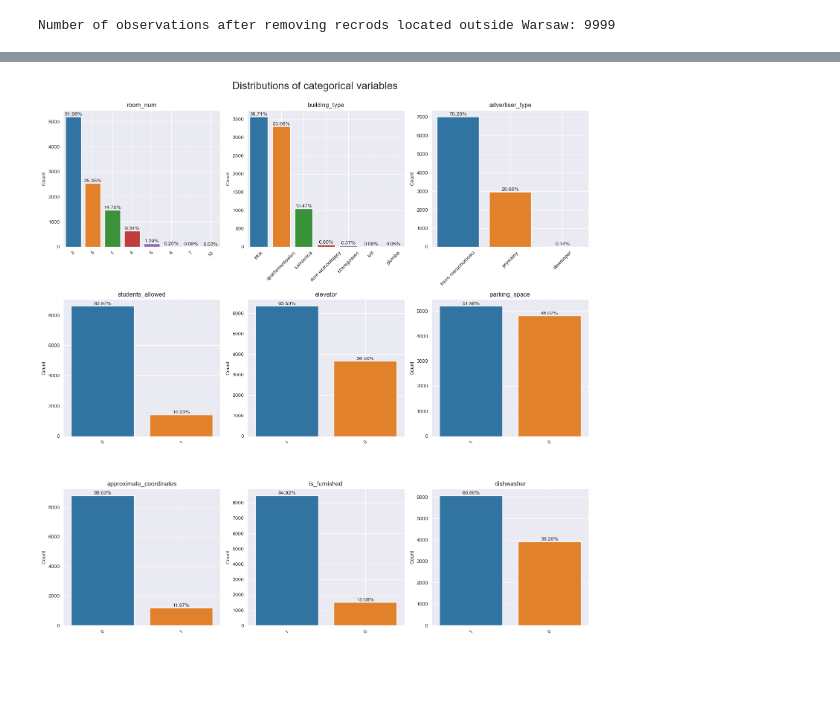
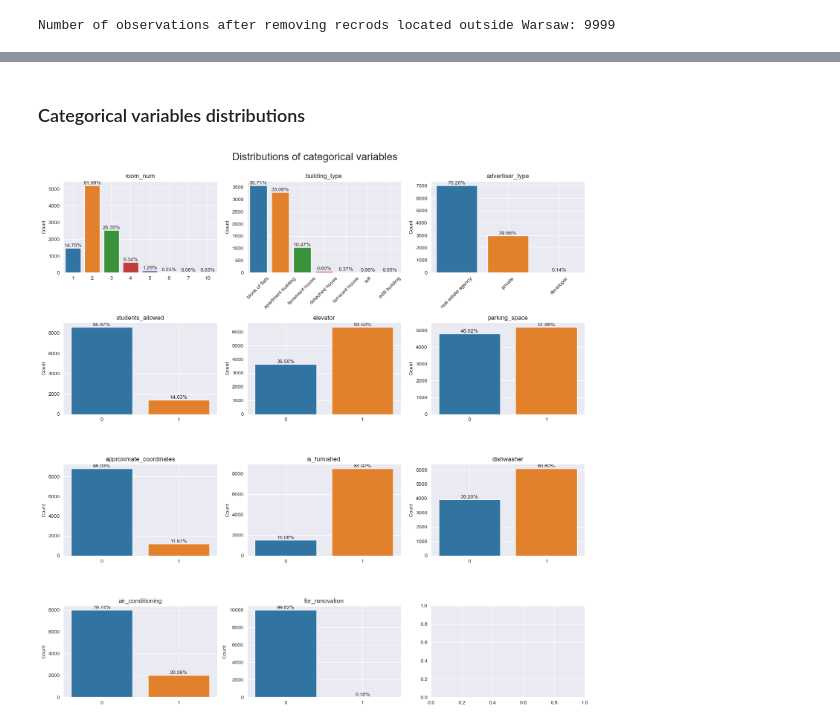
Before and after one commit to KacperSokolowski/MA, a Jupyter notebook: visualisation_notebook.ipynb, the cells around one changed output, grey strips where cells are left out. Saved outputs shown, nothing was run; the diff lists cells and outputs as text; code cells hidden in the pictures; blank space fills up the shorter version.

Commit message:
Add new visualisation functions, add docstirngs

```diff
--- a/visualisation_notebook.ipynb
+++ b/visualisation_notebook.ipynb
@@ -69,27 +47,8 @@ sns.set_style("darkgrid")
+# %% [markdown]
+### Categorical variables distributions
+# %%
+df = translate_df(df)
 # %%
-categorical_cols = [col for col in df.columns if df[col].nunique() < 10]
-
-num_cols = 3
-num_rows = (len(categorical_cols)) // num_cols
-fig, axes = plt.subplots(nrows=num_rows, ncols=num_cols, figsize=(15, 15))
-
-for i, ax in zip(categorical_cols, axes.flatten()):
-    sns.countplot(x=df[i], ax=ax, order=df[i].value_counts().index)
-    ax.set_title(f"{i}")
-    ax.set_xlabel("")
-    ax.set_ylabel("Count")
-    ax.tick_params(axis='x', rotation=45)
-    ax.grid(True)
-
-    total = float(len(df[i]))
-    for p in ax.patches:
-        height = p.get_height()
-        ax.annotate(f'{(height/total)*100:.2f}%',
-                    (p.get_x() + p.get_width() / 2., height),
-                    ha='center', va='bottom')
-
-plt.suptitle('Distributions of categorical variables', size=20, y=1)
-plt.tight_layout()
-plt.show()
+plot_categorical_distributions(df)
 # %% [output]
-[figure, old version]
+[figure, new version]
```
Also changed, not shown: parts of 17 cells of this notebook, 1 other file.
